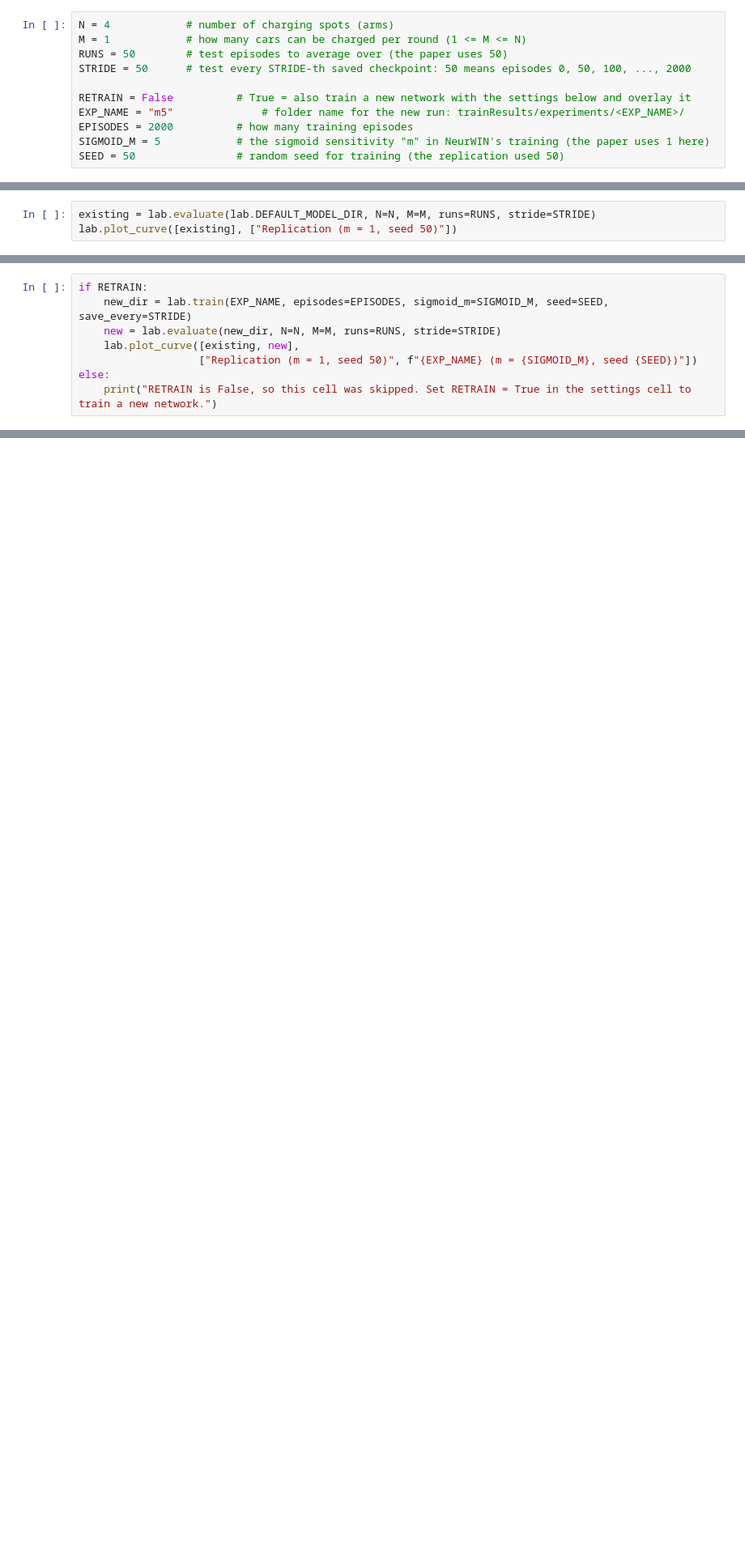
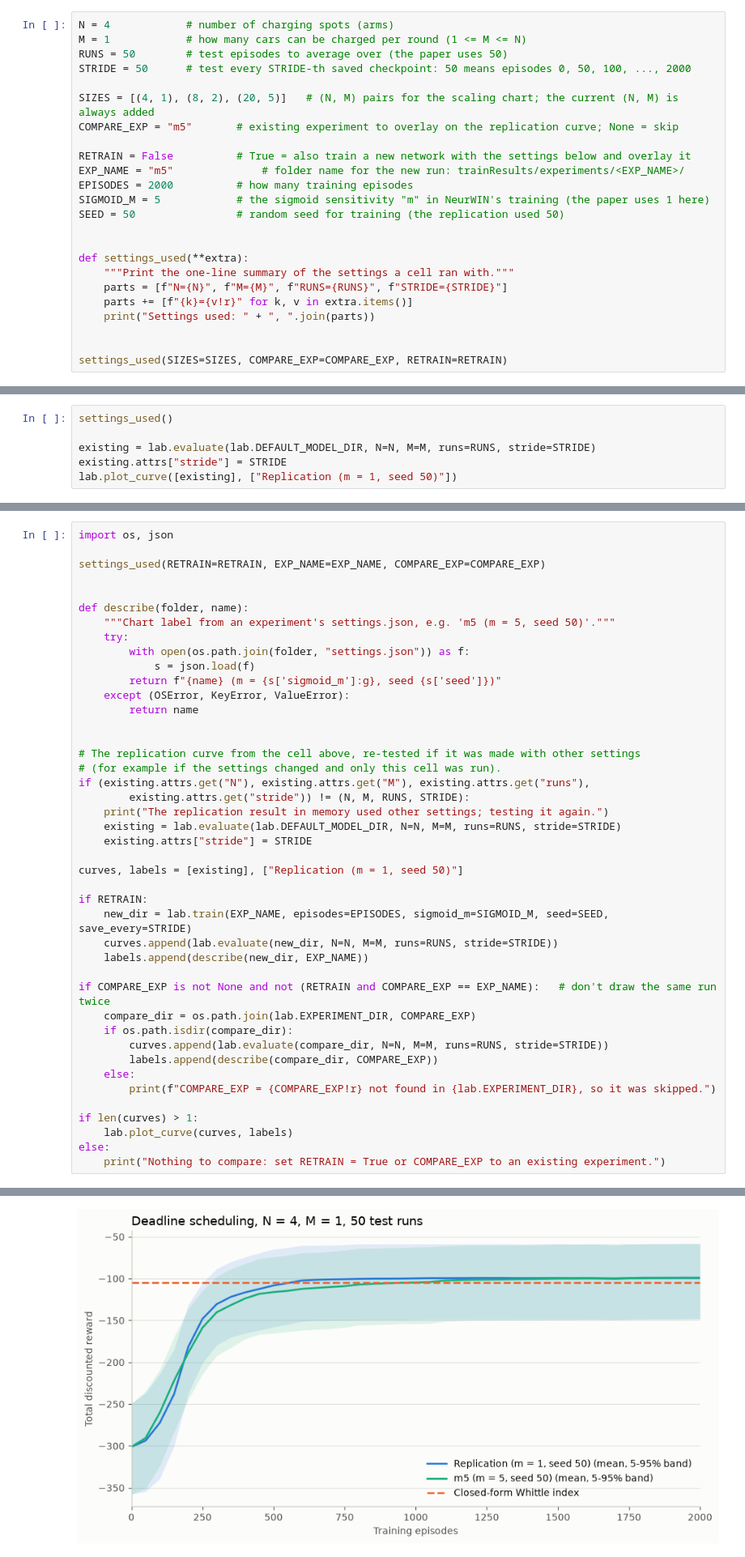
Before and after one commit to hklee207/Restless-Bandit, a Jupyter notebook: NeurWIN/replication/explore.ipynb, the cells around one changed output, grey strips where cells are left out. Shown at 81% size. Drawn from its saved outputs; the diff is of its cells as text; blank space fills up the shorter version.

Commit message:
Make explore notebook follow the settings cell
Co-Authored-By: Claude Opus 5.5 <noreply@anthropic.com>

```diff
--- a/NeurWIN/replication/explore.ipynb
+++ b/NeurWIN/replication/explore.ipynb
@@ -21,8 +26,21 @@ M = 1            # how many cars can be charged per round (1 <= M <= N)
 RUNS = 50        # test episodes to average over (the paper uses 50)
 STRIDE = 50      # test every STRIDE-th saved checkpoint: 50 means episodes 0, 50, 100, ..., 2000
 
+SIZES = [(4, 1), (8, 2), (20, 5)]   # (N, M) pairs for the scaling chart; the current (N, M) is always added
+COMPARE_EXP = "m5"       # existing experiment to overlay on the replication curve; None = skip
+
 RETRAIN = False          # True = also train a new network with the settings below and overlay it
 EXP_NAME = "m5"              # folder name for the new run: trainResults/experiments/<EXP_NAME>/
 EPISODES = 2000          # how many training episodes
 SIGMOID_M = 5            # the sigmoid sensitivity "m" in NeurWIN's training (the paper uses 1 here)
 SEED = 50                # random seed for training (the replication used 50)
+
+
+def settings_used(**extra):
+    """Print the one-line summary of the settings a cell ran with."""
+    parts = [f"N={N}", f"M={M}", f"RUNS={RUNS}", f"STRIDE={STRIDE}"]
+    parts += [f"{k}={v!r}" for k, v in extra.items()]
+    print("Settings used: " + ", ".join(parts))
+
+
+settings_used(SIZES=SIZES, COMPARE_EXP=COMPARE_EXP, RETRAIN=RETRAIN)
@@ -53,6 +76,9 @@ This tests the network trained for the replication (`trainResults/neurwin/deadli
 
 In the chart, the solid line is NeurWIN's average reward as training goes on, the shaded band covers the middle 90% of test runs, and the dashed line is the closed-form index. With the default settings the last point should be **-99.3** and the index **-105.1**.
 # %%
+settings_used()
+
 existing = lab.evaluate(lab.DEFAULT_MODEL_DIR, N=N, M=M, runs=RUNS, stride=STRIDE)
+existing.attrs["stride"] = STRIDE
 lab.plot_curve([existing], ["Replication (m = 1, seed 50)"])
 # %% [output]
@@ -67,9 +99,44 @@ This trains a fresh network with the `RETRAIN` settings, tests it the same way,
 # %%
+import os, json
+
+settings_used(RETRAIN=RETRAIN, EXP_NAME=EXP_NAME, COMPARE_EXP=COMPARE_EXP)
+
+
+def describe(folder, name):
+    """Chart label from an experiment's settings.json, e.g. 'm5 (m = 5, seed 50)'."""
+    try:
+        with open(os.path.join(folder, "settings.json")) as f:
+            s = json.load(f)
+        return f"{name} (m = {s['sigmoid_m']:g}, seed {s['seed']})"
+    except (OSError, KeyError, ValueError):
+        return name
+
+
+# The replication curve from the cell above, re-tested if it was made with other settings
+# (for example if the settings changed and only this cell was run).
+if (existing.attrs.get("N"), existing.attrs.get("M"), existing.attrs.get("runs"),
+        existing.attrs.get("stride")) != (N, M, RUNS, STRIDE):
+    print("The replication result in memory used other settings; testing it again.")
+    existing = lab.evaluate(lab.DEFAULT_MODEL_DIR, N=N, M=M, runs=RUNS, stride=STRIDE)
+    existing.attrs["stride"] = STRIDE
+
+curves, labels = [existing], ["Replication (m = 1, seed 50)"]
+
 if RETRAIN:
     new_dir = lab.train(EXP_NAME, episodes=EPISODES, sigmoid_m=SIGMOID_M, seed=SEED, save_every=STRIDE)
-    new = lab.evaluate(new_dir, N=N, M=M, runs=RUNS, stride=STRIDE)
-    lab.plot_curve([existing, new],
-                   ["Replication (m = 1, seed 50)", f"{EXP_NAME} (m = {SIGMOID_M}, seed {SEED})"])
+    curves.append(lab.evaluate(new_dir, N=N, M=M, runs=RUNS, stride=STRIDE))
+    labels.append(describe(new_dir, EXP_NAME))
+
+if COMPARE_EXP is not None and not (RETRAIN and COMPARE_EXP == EXP_NAME):   # don't draw the same run twice
+    compare_dir = os.path.join(lab.EXPERIMENT_DIR, COMPARE_EXP)
+    if os.path.isdir(compare_dir):
+        curves.append(lab.evaluate(compare_dir, N=N, M=M, runs=RUNS, stride=STRIDE))
+        labels.append(describe(compare_dir, COMPARE_EXP))
+    else:
+        print(f"COMPARE_EXP = {COMPARE_EXP!r} not found in {lab.EXPERIMENT_DIR}, so it was skipped.")
+
+if len(curves) > 1:
+    lab.plot_curve(curves, labels)
 else:
-    print("RETRAIN is False, so this cell was skipped. Set RETRAIN = True in the settings cell to train a new network.")
+    print("Nothing to compare: set RETRAIN = True or COMPARE_EXP to an existing experiment.")
 # %% [output]
@@ -76,0 +145 @@ RETRAIN is False, so this cell was skipped. Set RETRAIN = True in the settings c
+[figure, added]
```
Also changed, not shown: parts of 9 cells of this notebook.
